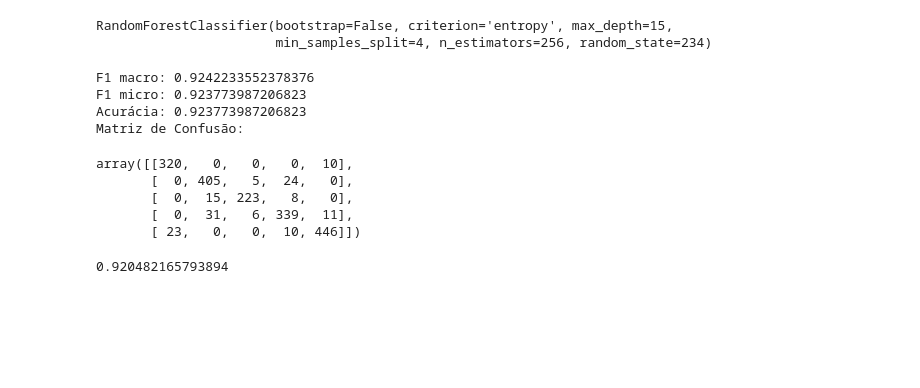
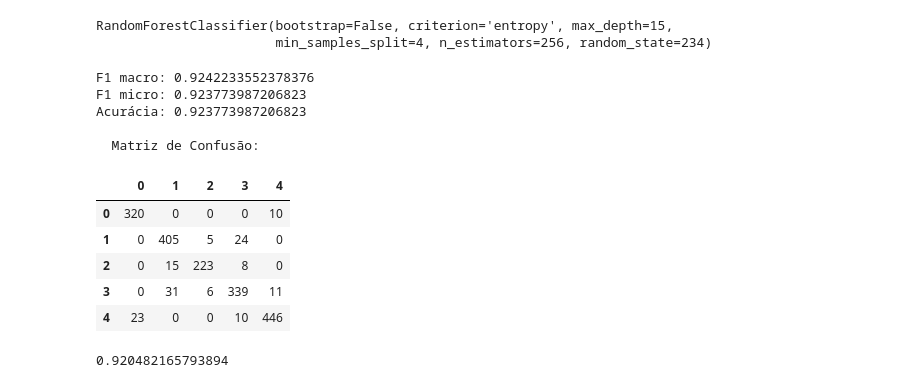
Before and after one commit to Jailsonrs/Poneglyph, a Jupyter notebook: UMAP-GMM.ipynb, the cells around one changed output. Drawn from its saved outputs; the diff is of its cells as text; code cells hidden in the pictures; blank space fills up the shorter version.

```diff
--- a/UMAP-GMM.ipynb
+++ b/UMAP-GMM.ipynb
@@ -477,26 +476,27 @@ rf_best = sh.best_estimator_.predict(X_test)
 # %%
 print("F1 macro: {0}".format(sk.metrics.f1_score(y_test, rf_best, average = "macro")))
 
 print("F1 micro: {0}".format(sk.metrics.f1_score(y_test, rf_best, average ="micro")))
 
-print("Acurácia: {0}".format(sk.metrics.accuracy_score(y_pred = rf_best, y_true = y_test)))
+print("Acurácia: {0}\n".format(sk.metrics.accuracy_score(y_pred = rf_best, y_true = y_test)))
 
-print("Matriz de Confusão:")
+print("  Matriz de Confusão:")
 
 cm = sk.metrics.confusion_matrix(y_test, rf_best)
 
 pd.DataFrame(cm)
-cm
 # %% [output]
 F1 macro: 0.9242233552378376
 F1 micro: 0.923773987206823
 Acurácia: 0.923773987206823
-Matriz de Confusão:
+
+  Matriz de Confusão:
-array([[320,   0,   0,   0,  10],
-       [  0, 405,   5,  24,   0],
-       [  0,  15, 223,   8,   0],
-       [  0,  31,   6, 339,  11],
-       [ 23,   0,   0,  10, 446]])
+|  | 0 | 1 | 2 | 3 | 4 |
+| 0 | 320 | 0 | 0 | 0 | 10 |
+| 1 | 0 | 405 | 5 | 24 | 0 |
+| 2 | 0 | 15 | 223 | 8 | 0 |
+| 3 | 0 | 31 | 6 | 339 | 11 |
+| 4 | 23 | 0 | 0 | 10 | 446 |
 # %%
 sh.best_score_
 # %% [output]
```
Also changed, not shown: parts of 1 cell of this notebook.
